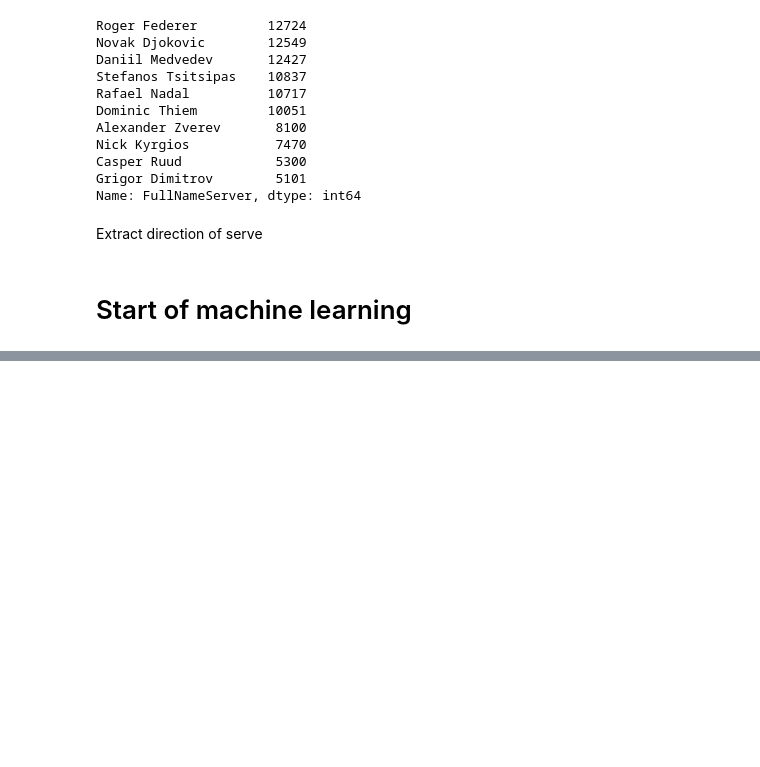
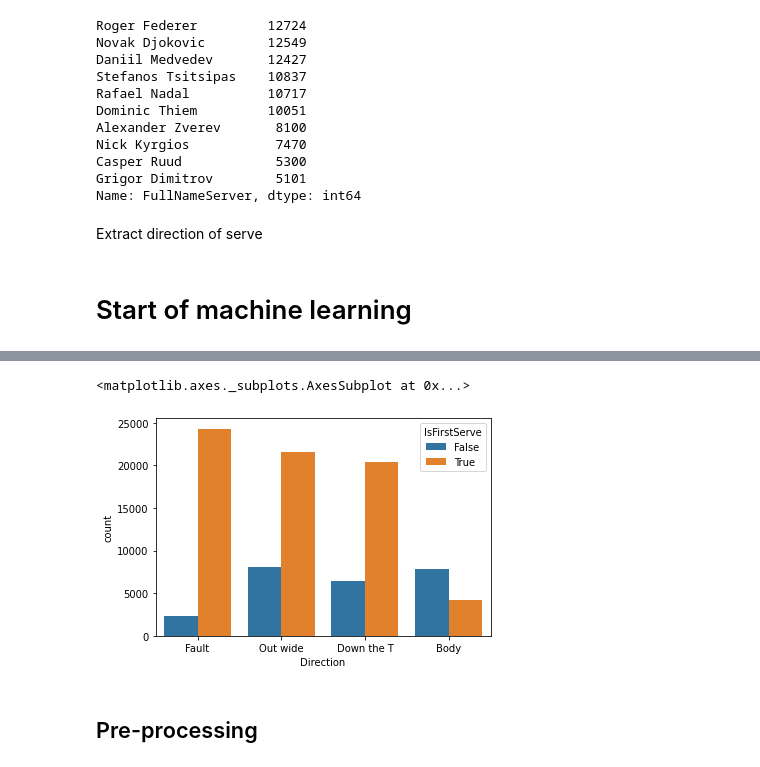
Before and after one commit to dundurlunka/ml-grand-slam, a Jupyter notebook: ml_grand_slam.ipynb, the cells around one changed output, grey strips where cells are left out. Drawn from its saved outputs; the diff is of its cells as text; code cells hidden in the pictures; blank space fills up the shorter version.

```diff
--- a/ml_grand_slam.ipynb
+++ b/ml_grand_slam.ipynb
@@ -142,0 +151,11 @@ import seaborn as sns
+# %%
+sns.countplot(
+    x = 'Direction',
+    hue = 'IsFirstServe',
+    data = joinedData,
+)
+# %% [output]
+<matplotlib.axes._subplots.AxesSubplot at 0x...>
+[figure, added]
+# %% [markdown]
+## Pre-processing
```
Also changed, not shown: parts of 12 cells of this notebook.
